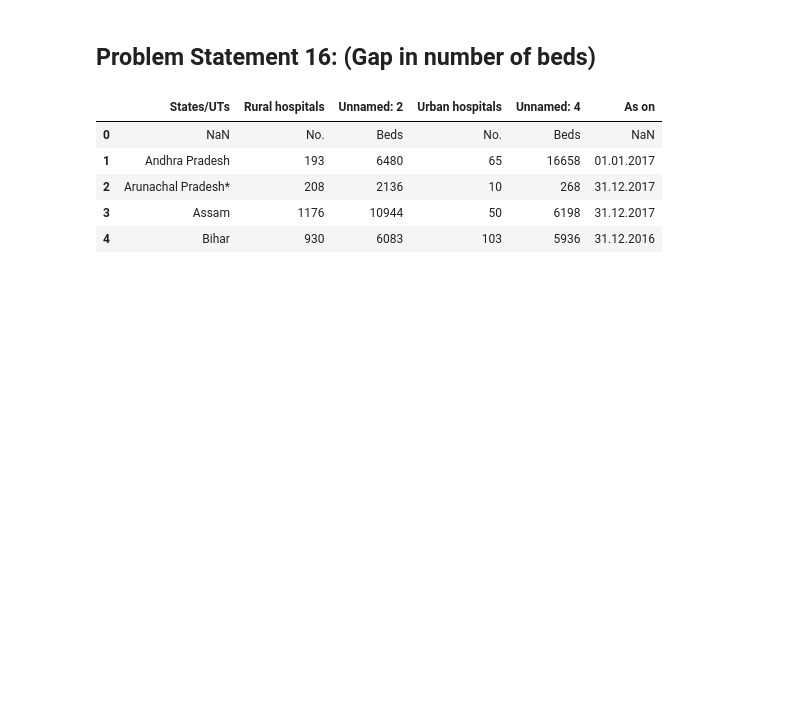
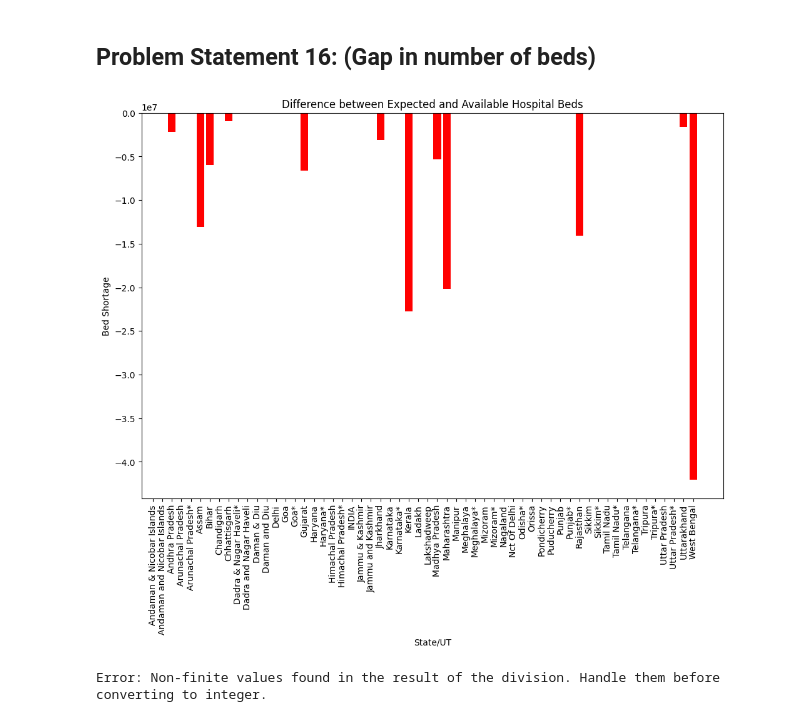
Before and after one commit to prathamchopra001/Healthcare-Data-Cleaning, a Jupyter notebook: DS - Python + SQL + ETL - Healthcare Census(new)/data_cleaning_16-17.ipynb, the cells around one changed output. Drawn from its saved outputs; the diff is of its cells as text; code cells hidden in the pictures; blank space fills up the shorter version.

```diff
--- a/DS - Python + SQL + ETL - Healthcare Census(new)/data_cleaning_16-17.ipynb
+++ b/DS - Python + SQL + ETL - Healthcare Census(new)/data_cleaning_16-17.ipynb
@@ -4,12 +5,62 @@ import matplotlib.pyplot as plt
 # %% [markdown]
 ## Problem Statement 16: (Gap in number of beds)
-# %%
-govt_hospitals_data = pd.read_csv("Data\government_hospitals.csv")
-govt_hospitals_data.head(5)
-# %% [output]
-|  | States/UTs | Rural hospitals | Unnamed: 2 | Urban hospitals | Unnamed: 4 | As on |
-| 0 | NaN | No. | Beds | No. | Beds | NaN |
-| 1 | Andhra Pradesh | 193 | 6480 | 65 | 16658 | 01.01.2017 |
-| 2 | Arunachal Pradesh* | 208 | 2136 | 10 | 268 | 31.12.2017 |
-| 3 | Assam | 1176 | 10944 | 50 | 6198 | 31.12.2017 |
-| 4 | Bihar | 930 | 6083 | 103 | 5936 | 31.12.2016 |
+# %%
+hospital_data = pd.read_csv("Clean Data\government_hospitals.csv")
+
+# Load population data
+population_data = pd.read_csv("Clean Data/census.csv")
+
+# Calculate expected beds per State/UT
+population_data['Total_Population'] = population_data['Male'] + population_data['Female']
+population_data['Expected_Beds'] = population_data['Total_Population'] / 1000 * 3
+
+# Calculate total available beds per State/UT
+hospital_data['Total_Beds'] = hospital_data['Rural_Government_Hospitals'] * hospital_data['Rural_Government_Beds'] + \
+                               hospital_data['Urban_Government_Hospitals'] * hospital_data['Urban_Government_Beds']
+
+# Calculate the difference between expected and available beds
+bed_shortage = population_data.groupby('State/UT')['Expected_Beds'].sum() - hospital_data.groupby('State/UT')['Total_Beds'].sum()
+
+# Visualize the difference in number of beds
+plt.figure(figsize=(12, 8))
+plt.bar(bed_shortage.index, bed_shortage.values, color='red')
+plt.xlabel('State/UT')
+plt.ylabel('Bed Shortage')
+plt.title('Difference between Expected and Available Hospital Beds')
+plt.xticks(rotation=90)
+plt.show()
+# %% [output]
+[figure, added]
+# %%
+hospital_data['Total_Beds'] = hospital_data['Rural_Government_Hospitals'] * hospital_data['Rural_Government_Beds'] + \
+                               hospital_data['Urban_Government_Hospitals'] * hospital_data['Urban_Government_Beds']
+
+total_population = population_data.groupby('State/UT')['Population'].sum()
+
+required_beds = total_population / 1000 * 3
+
+bed_gap = required_beds - hospital_data.groupby('State/UT')['Total_Beds'].sum()
+
+avg_beds_per_hospital = hospital_data[['Rural_Government_Beds', 'Urban_Government_Beds']].mean().mean()
+
+if bed_gap.isnull().any():
+    bed_gap.fillna(0, inplace=True)
+
+if np.isfinite(bed_gap).all():  # Check for NaN or infinite values
+    # Check for non-finite values in the result of the division
+    if not np.isfinite(avg_beds_per_hospital / bed_gap).all():
+        print("Error: Non-finite values found in the result of the division. Handle them before converting to integer.")
+    else:
+        government_hospitals_required = (avg_beds_per_hospital / bed_gap).round().astype(int)
+
+        plt.figure(figsize=(12, 8))
+        government_hospitals_required.plot(kind='bar', color='blue')
+        plt.xlabel('State/UT')
+        plt.ylabel('Number of Government Hospitals Required')
+        plt.title('Number of Government Hospitals Required to Meet WHO Standards')
+        plt.xticks(rotation=90)
+        plt.show()
+else:
+    print("Error: NaN or infinite values found in bed_gap. Handle them before converting to integer.")
+# %% [output]
+Error: Non-finite values found in the result of the division. Handle them before converting to integer.
```
Also changed, not shown: parts of 1 cell of this notebook, 5 other files.
